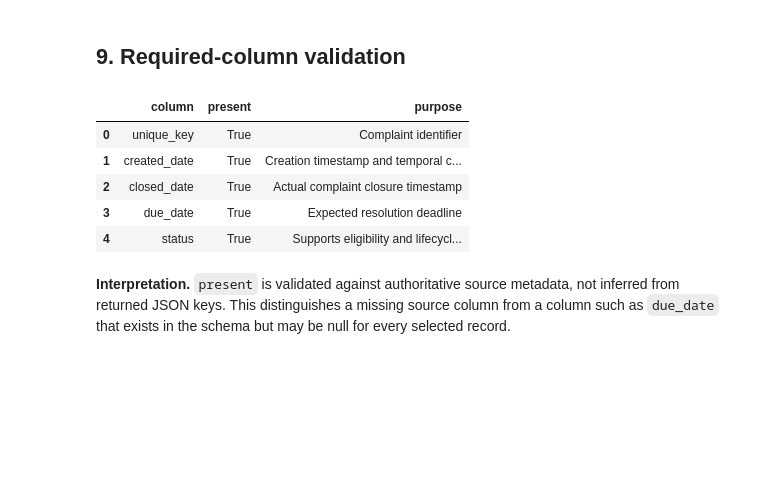
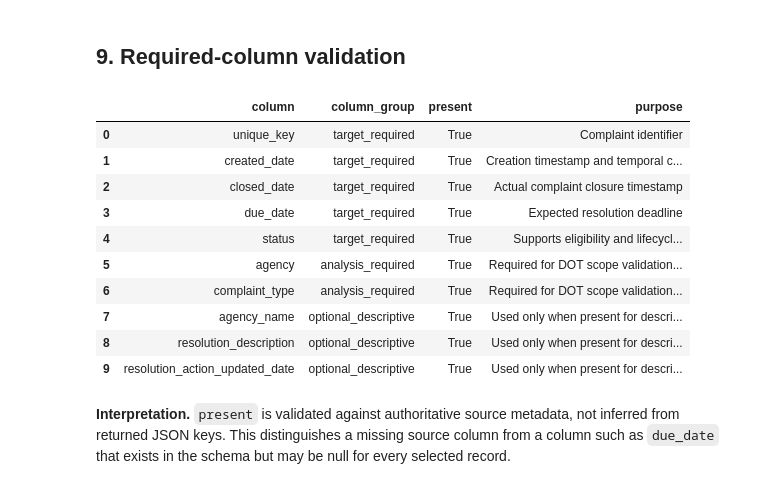
Before and after one commit to mmubashir95/urban-operations-intelligence-platform, a Jupyter notebook: notebooks/03_target_feasibility.ipynb, the cells around one changed output. Cells and saved outputs as stored; diff of their text form; code cells hidden in the pictures; blank space fills up the shorter version.

Commit message:
Resolve Day 4 review findings

```diff
--- a/notebooks/03_target_feasibility.ipynb
+++ b/notebooks/03_target_feasibility.ipynb
@@ -85,13 +80,16 @@ SRC_DIR = PROJECT_ROOT / "src"
 if str(SRC_DIR) not in sys.path:
     sys.path.insert(0, str(SRC_DIR))
 
+from urban_ops.data.api_client import fetch_json_url
 from urban_ops.data.nyc_311_config import (
     API_ENDPOINT,
     API_MAX_ATTEMPTS,
     API_TIMEOUT_SECONDS,
 )
 
-REPORT_TABLES_DIR = PROJECT_ROOT / "reports" / "tables"
+REPORT_TABLES_DIR = (
+    PROJECT_ROOT / "reports" / "03_target_feasibility" / "tables"
+)
 TARGET_DEFINITION_DRAFT_PATH = PROJECT_ROOT / "docs" / "target_definition_draft.md"
 REPORT_TABLES_DIR.mkdir(parents=True, exist_ok=True)
 
@@ -104,6 +102,12 @@ TARGET_REQUIRED_COLUMNS = [
     "status",
 ]
 TARGET_DATE_COLUMNS = ["created_date", "closed_date", "due_date"]
+ANALYSIS_REQUIRED_COLUMNS = ["agency", "complaint_type"]
+OPTIONAL_DESCRIPTIVE_COLUMNS = [
+    "agency_name",
+    "resolution_description",
+    "resolution_action_updated_date",
+]
 TARGET_COLUMN_PURPOSES = {
     "unique_key": "Complaint identifier",
     "created_date": "Creation timestamp and temporal context",
@@ -496,7 +304,12 @@ def fetch_full_dot_extract(
     return frame, page_number - 1
 # %%
 extraction_started_at_utc = datetime.now(timezone.utc)
-metadata_payload = fetch_json_url(DATASET_METADATA_URL)
+metadata_payload = fetch_json_url(
+    DATASET_METADATA_URL,
+    timeout_seconds=API_TIMEOUT_SECONDS,
+    max_attempts=API_MAX_ATTEMPTS,
+    headers=API_REQUEST_HEADERS,
+)
 if not isinstance(metadata_payload, dict):
     raise RuntimeError("Dataset metadata response was not a JSON object.")
 metadata_columns = metadata_payload.get("columns")
@@ -635,34 +462,78 @@ error rather than allowing the analysis to continue.
 # %%
 required_column_check = pd.DataFrame(
     [
         {
             "column": column,
+            "column_group": "target_required",
             "present": column in source_columns,
             "purpose": TARGET_COLUMN_PURPOSES[column],
         }
         for column in TARGET_REQUIRED_COLUMNS
     ]
 )
-missing_required_columns = [
+analysis_column_check = pd.DataFrame(
+    [
+        {
+            "column": column,
+            "column_group": "analysis_required",
+            "present": column in source_columns,
+            "purpose": "Required for DOT scope validation and grouped coverage analysis.",
+        }
+        for column in ANALYSIS_REQUIRED_COLUMNS
+    ]
+)
+optional_column_check = pd.DataFrame(
+    [
+        {
+            "column": column,
+            "column_group": "optional_descriptive",
+            "present": column in source_columns,
+            "purpose": "Used only when present for descriptive context or leakage review.",
+        }
+        for column in OPTIONAL_DESCRIPTIVE_COLUMNS
+    ]
+)
+column_validation_summary = pd.concat(
+    [required_column_check, analysis_column_check, optional_column_check],
+    ignore_index=True,
+)
+missing_target_required_columns = [
     column
     for column in TARGET_REQUIRED_COLUMNS
     if column not in source_columns
 ]
-display(required_column_check)
-if missing_required_columns:
+missing_analysis_required_columns = [
+    column
+    for column in ANALYSIS_REQUIRED_COLUMNS
+    if column not in source_columns
+]
+display(column_validation_summary)
+if missing_target_required_columns:
     raise KeyError(
         "Missing target-required columns: "
-        f"{missing_required_columns}"
+        f"{missing_target_required_columns}"
+    )
+if missing_analysis_required_columns:
+    raise KeyError(
+        "Missing analysis-required columns: "
+        f"{missing_analysis_required_columns}"
     )
 assert set(TARGET_REQUIRED_COLUMNS).issubset(source_columns)
 assert set(TARGET_REQUIRED_COLUMNS).issubset(df.columns)
+assert set(ANALYSIS_REQUIRED_COLUMNS).issubset(source_columns)
+assert set(ANALYSIS_REQUIRED_COLUMNS).issubset(df.columns)
 # %% [output]
-|  | column | present | purpose |
-| 0 | unique_key | True | Complaint identifier |
-| 1 | created_date | True | Creation timestamp and temporal c... |
-| 2 | closed_date | True | Actual complaint closure timestamp |
-| 3 | due_date | True | Expected resolution deadline |
-| 4 | status | True | Supports eligibility and lifecycl... |
+|  | column | column_group | present | purpose |
+| 0 | unique_key | target_required | True | Complaint identifier |
+| 1 | created_date | target_required | True | Creation timestamp and temporal c... |
+| 2 | closed_date | target_required | True | Actual complaint closure timestamp |
+| 3 | due_date | target_required | True | Expected resolution deadline |
+| 4 | status | target_required | True | Supports eligibility and lifecycl... |
+| 5 | agency | analysis_required | True | Required for DOT scope validation... |
+| 6 | complaint_type | analysis_required | True | Required for DOT scope validation... |
+| 7 | agency_name | optional_descriptive | True | Used only when present for descri... |
+| 8 | resolution_description | optional_descriptive | True | Used only when present for descri... |
+| 9 | resolution_action_updated_date | optional_descriptive | True | Used only when present for descri... |
 # %% [markdown]
 **Interpretation.** `present` is validated against authoritative source
 metadata, not inferred from returned JSON keys. This distinguishes a missing
```
Also changed, not shown: parts of 11 cells of this notebook, 5 other files.
